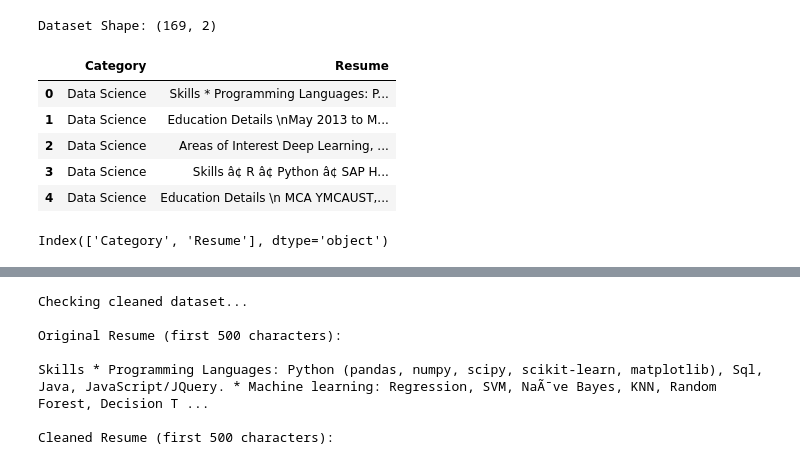
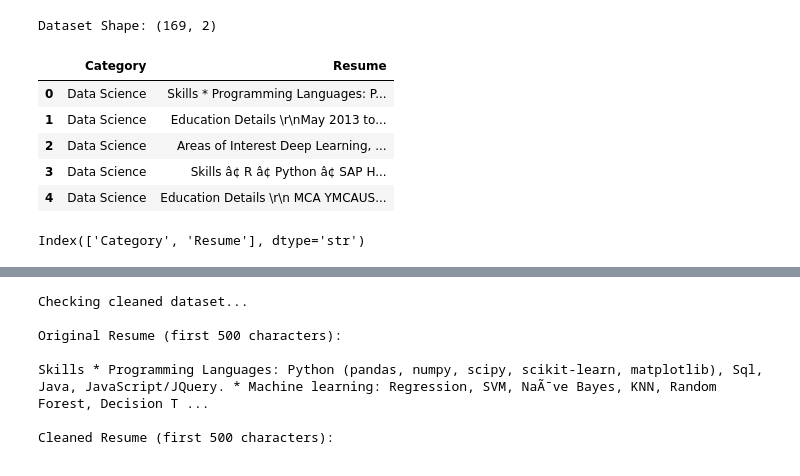
Before and after one commit to TejaswiniR20/Resume-Screening-AI, a Jupyter notebook: notebooks/Day1_Day2_ResumeScreening.ipynb, the cells around one changed output, grey strips where cells are left out. Saved outputs shown, nothing was run; the diff lists cells and outputs as text; code cells hidden in the pictures.

```diff
--- a/notebooks/Day1_Day2_ResumeScreening.ipynb
+++ b/notebooks/Day1_Day2_ResumeScreening.ipynb
@@ -1,13 +1,13 @@
 # %%
 import pandas as pd
 
-df = pd.read_csv("/content/resume_dataset.csv")
+df = pd.read_csv("../data/resume_data.csv")
 
 print("Dataset Shape:", df.shape)
 df.head()
 # %% [output]
 Dataset Shape: (169, 2)
 |  | Category | Resume |
 | 0 | Data Science | Skills * Programming Languages: P... |
-| 1 | Data Science | Education Details \nMay 2013 to M... |
+| 1 | Data Science | Education Details \r\nMay 2013 to... |
 | 2 | Data Science | Areas of Interest Deep Learning, ... |
@@ -15,8 +15,8 @@ Dataset Shape: (169, 2)
-| 4 | Data Science | Education Details \n MCA YMCAUST,... |
+| 4 | Data Science | Education Details \r\n MCA YMCAUS... |
 # %%
 df.columns
 # %% [output]
-Index(['Category', 'Resume'], dtype='object')
+Index(['Category', 'Resume'], dtype='str')
 # %%
 import re
 import nltk
```
Also changed, not shown: parts of 5 cells of this notebook, 5 other files.
